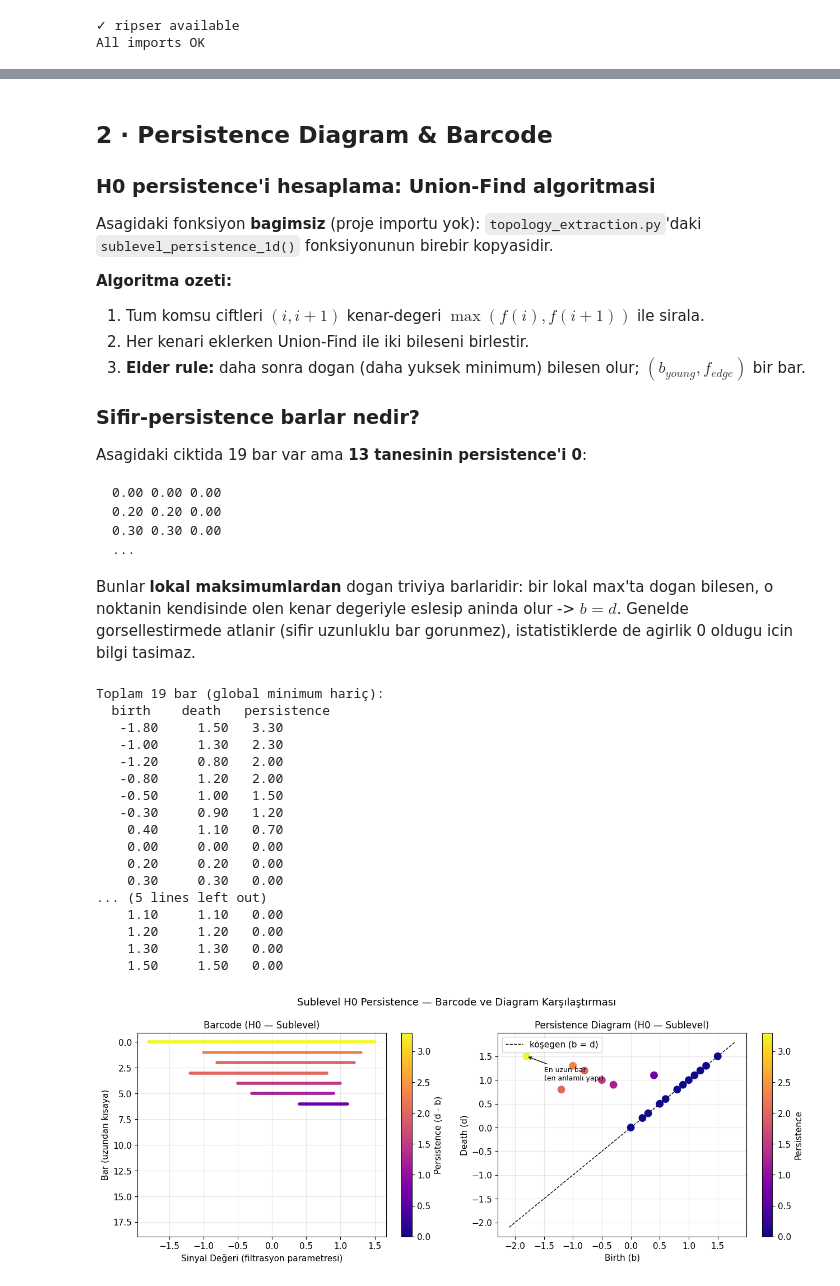
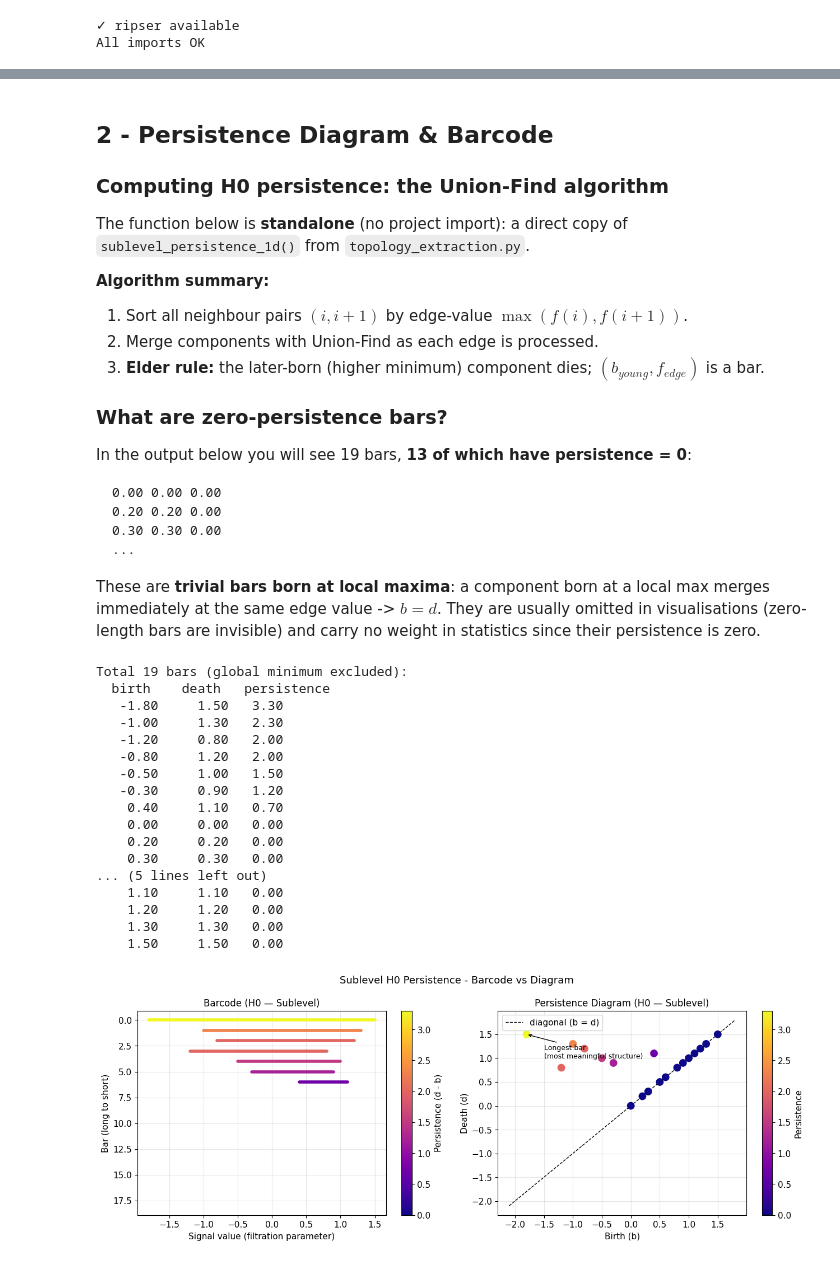
Before and after one commit to ismailguzel/ts-classification, a Jupyter notebook: reports/tda-background/tda_pipeline_demo.ipynb, the cells around one changed output, grey strips where cells are left out. Saved outputs shown, nothing was run; the diff lists cells and outputs as text; code cells hidden in the pictures.

````diff
--- a/reports/tda-background/tda_pipeline_demo.ipynb
+++ b/reports/tda-background/tda_pipeline_demo.ipynb
@@ -62,5 +62,5 @@ hangi noktaların "aktif" ($f(i) \le t$) olduğunu izler.
 # %%
-# Sentetik sinyal: birkaç belirgin lokal minimum
+# Synthetic signal: several clear local minima
 ts_demo = np.array([
     0.5, -1.2,  0.8, -2.5,  1.2,
     0.3, -0.8,  1.5,  0.2, -1.8,
@@ -69,7 +69,7 @@ ts_demo = np.array([
 ])
 xs = np.arange(len(ts_demo))
 
-thresholds = [-2.5, -1.5, -0.5, 0.5, 1.5]  # 5 farklı eşik
+thresholds = [-2.5, -1.5, -0.5, 0.5, 1.5]  # 5 thresholds
 threshold_labels = ['t = min', 't = -1.5', 't = -0.5', 't = +0.5', 't = max']
 
 fig, axes = plt.subplots(1, 5, figsize=(18, 3.5), sharey=True)
@@ -80,26 +80,26 @@ for ax, t, lbl in zip(axes, thresholds, threshold_labels):
 
     active = ts_demo <= t
     ax.scatter(xs[active], ts_demo[active], s=60, color='steelblue',
-               zorder=3, label='aktif nokta')
+               zorder=3, label='active')
     ax.scatter(xs[~active], ts_demo[~active], s=40, color='lightgray',
                edgecolors='gray', zorder=2)
 
-    # Aktif noktalar arasında komşuluk bağlantısı çiz
+    # Draw neighbour links between active points
     for i in range(len(ts_demo) - 1):
         if active[i] and active[i + 1]:
             ax.plot([xs[i], xs[i+1]], [ts_demo[i], ts_demo[i+1]],
                     color='steelblue', lw=2, zorder=2)
 
     ax.set_title(lbl)
-    ax.set_xlabel('zaman')
+    ax.set_xlabel('time')
 
-axes[0].set_ylabel('değer')
+axes[0].set_ylabel('value')
 axes[0].legend(fontsize=8)
-fig.suptitle('Sublevel Set Filtrasyonu — Eşik Yükseldikçe Bileşenler Birleşir',
+fig.suptitle('Sublevel Set Filtration - Components Merge as the Threshold Rises',
              fontsize=13, y=1.02)
 plt.tight_layout()
 plt.show()
 
-print('Gözlem: t = min\'da sadece global minimum aktif (1 bileşen).')
-print('t yükseldikçe yeni lokaller katılır, ardından komşularıyla birleşir.')
+print('Observation: at t = min only the global minimum is active (1 component).')
+print('as t rises, new local minima join, then merge with their neighbours.')
 # %% [output]
@@ -109,19 +109,19 @@ t yükseldikçe yeni lokaller katılır, ardından komşularıyla birleşir.
 # %% [markdown]
-## 2 · Persistence Diagram & Barcode
+## 2 - Persistence Diagram & Barcode
 
-### H0 persistence'i hesaplama: Union-Find algoritmasi
+### Computing H0 persistence: the Union-Find algorithm
 
-Asagidaki fonksiyon **bagimsiz** (proje importu yok): `topology_extraction.py`'daki
-`sublevel_persistence_1d()` fonksiyonunun birebir kopyasidir.
+The function below is **standalone** (no project import): a direct copy of
+`sublevel_persistence_1d()` from `topology_extraction.py`.
 
-**Algoritma ozeti:**
-1. Tum komsu ciftleri $(i, i+1)$ kenar-degeri $\max(f(i), f(i+1))$ ile sirala.
-2. Her kenari eklerken Union-Find ile iki bileseni birlestir.
-3. **Elder rule:** daha sonra dogan (daha yuksek minimum) bilesen olur; $(b_{young}, f_{edge})$ bir bar.
+**Algorithm summary:**
+1. Sort all neighbour pairs $(i, i+1)$ by edge-value $\max(f(i), f(i+1))$.
+2. Merge components with Union-Find as each edge is processed.
+3. **Elder rule:** the later-born (higher minimum) component dies; $(b_{young}, f_{edge})$ is a bar.
 
-### Sifir-persistence barlar nedir?
+### What are zero-persistence bars?
 
-Asagidaki ciktida 19 bar var ama **13 tanesinin persistence'i 0**:
+In the output below you will see 19 bars, **13 of which have persistence = 0**:
 ```
 0.00 0.00 0.00
 0.20 0.20 0.00
@@ -129,10 +129,10 @@ Asagidaki ciktida 19 bar var ama **13 tanesinin persistence'i 0**:
 ...
 ```
 
-Bunlar **lokal maksimumlardan** dogan triviya barlaridir: bir lokal max'ta dogan bilesen,
-o noktanin kendisinde olen kenar degeriyle eslesip aninda olur -> $b = d$.
-Genelde gorsellestirmede atlanir (sifir uzunluklu bar gorunmez), istatistiklerde de
-agirlik 0 oldugu icin bilgi tasimaz.
+These are **trivial bars born at local maxima**: a component born at a local max
+merges immediately at the same edge value -> $b = d$. They are usually omitted
+in visualisations (zero-length bars are invisible) and carry no weight in
+statistics since their persistence is zero.
 # %%
 # ── Inline copy of sublevel_persistence_1d (no project import) ──────────────
 
@@ -160,22 +160,22 @@ def sublevel_persistence_1d(ts):
         if ri == rj:
             continue
         bi, bj = comp_min[ri], comp_min[rj]
-        if bi >= bj:                         # ri daha genç → ölür
+        if bi >= bj:                         # ri is younger -> dies
             pairs.append((bi, fval))
             parent[ri] = rj
-        else:                                # rj daha genç → ölür
+        else:                                # rj is younger -> dies
             pairs.append((bj, fval))
             parent[rj] = ri
     return np.array(pairs, dtype=float) if pairs else np.zeros((0, 2))
 
 
 diag_demo = sublevel_persistence_1d(ts_demo)
-print(f'Toplam {len(diag_demo)} bar (global minimum hariç):')
+print(f'Total {len(diag_demo)} bars (global minimum excluded):')
 print('  birth    death   persistence')
 for b, d in sorted(diag_demo, key=lambda x: -(x[1]-x[0])):
     print(f'  {b:6.2f}   {d:6.2f}   {d-b:.2f}')
 # %% [output]
-Toplam 19 bar (global minimum hariç):
+Total 19 bars (global minimum excluded):
   birth    death   persistence
    -1.80     1.50   3.30
    -1.00     1.30   2.30
@@ -193,10 +193,10 @@ Toplam 19 bar (global minimum hariç):
     1.30     1.30   0.00
     1.50     1.50   0.00
 # %%
-# ── Barcode (sol) + Persistence Diagram (sağ) ────────────────────────────────
+# ── Barcode (left) + Persistence Diagram (right) ────────────────────────────
 
 persistence = diag_demo[:, 1] - diag_demo[:, 0]
-sorted_idx  = np.argsort(-persistence)   # uzundan kısaya
+sorted_idx  = np.argsort(-persistence)   # long to short
 
 cmap = get_cmap('plasma')
 norm = Normalize(vmin=0, vmax=persistence.max())
@@ -210,38 +210,38 @@ for rank, idx in enumerate(sorted_idx):
     color = cmap(norm(p))
     ax_bc.plot([b, d], [rank, rank], lw=4, solid_capstyle='round', color=color)
 
-ax_bc.set_xlabel('Sinyal Değeri (filtrasyon parametresi)')
-ax_bc.set_ylabel('Bar (uzundan kısaya)')
+ax_bc.set_xlabel('Signal value (filtration parameter)')
+ax_bc.set_ylabel('Bar (long to short)')
 ax_bc.set_title('Barcode (H0 — Sublevel)')
 ax_bc.invert_yaxis()
 sm = ScalarMappable(cmap=cmap, norm=norm)
 plt.colorbar(sm, ax=ax_bc, label='Persistence (d - b)')
 
 # ── Persistence Diagram ───────────────────────────────────────────────────────
 b_all, d_all = diag_demo[:, 0], diag_demo[:, 1]
 sc = ax_pd.scatter(b_all, d_all, c=persistence, cmap='plasma',
                    norm=norm, s=80, zorder=3)
 lim_min = b_all.min() - 0.3
 lim_max = d_all.max() + 0.3
 ax_pd.plot([lim_min, lim_max], [lim_min, lim_max],
-           'k--', lw=1, label='köşegen (b = d)')
+           'k--', lw=1, label='diagonal (b = d)')
 ax_pd.set_xlabel('Birth (b)')
 ax_pd.set_ylabel('Death (d)')
 ax_pd.set_title('Persistence Diagram (H0 — Sublevel)')
 ax_pd.legend()
 plt.colorbar(sc, ax=ax_pd, label='Persistence')
 
 # Annotation
 max_idx = np.argmax(persistence)
-ax_pd.annotate('En uzun bar\n(en anlamlı yapı)',
+ax_pd.annotate('Longest bar\n(most meaningful structure)',
                xy=(b_all[max_idx], d_all[max_idx]),
                xytext=(b_all[max_idx] + 0.3, d_all[max_idx] - 0.5),
                arrowprops=dict(arrowstyle='->', color='k'),
                fontsize=9)
 
-fig.suptitle('Sublevel H0 Persistence — Barcode ve Diagram Karşılaştırması', fontsize=13)
+fig.suptitle('Sublevel H0 Persistence - Barcode vs Diagram', fontsize=13)
 plt.tight_layout()
 plt.show()
 # %% [output]
-[figure, old version]
+[figure, new version]
 # %% [markdown]
````
Also changed, not shown: parts of 41 cells of this notebook, 3 other files.
